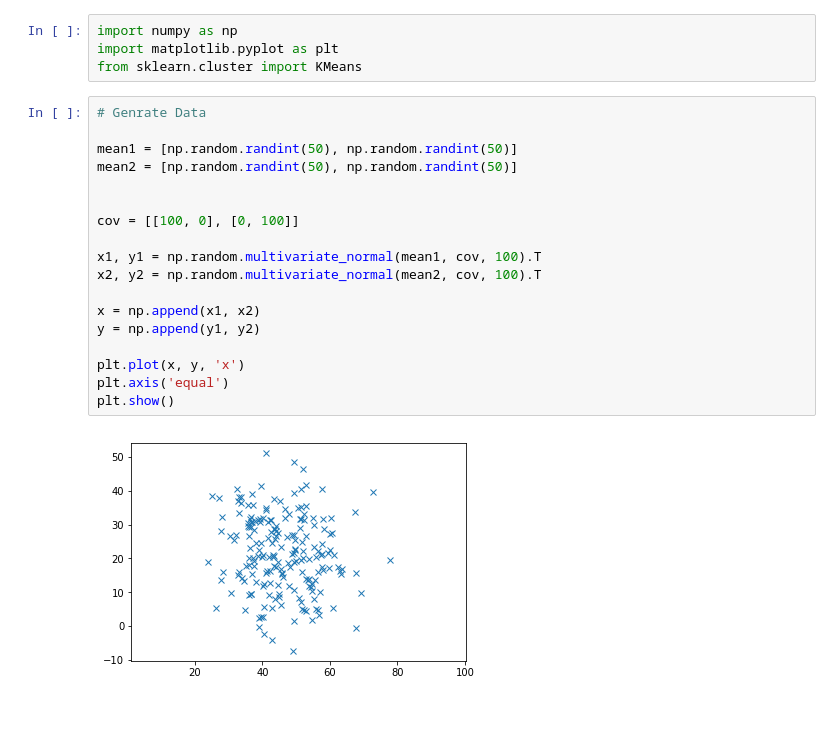
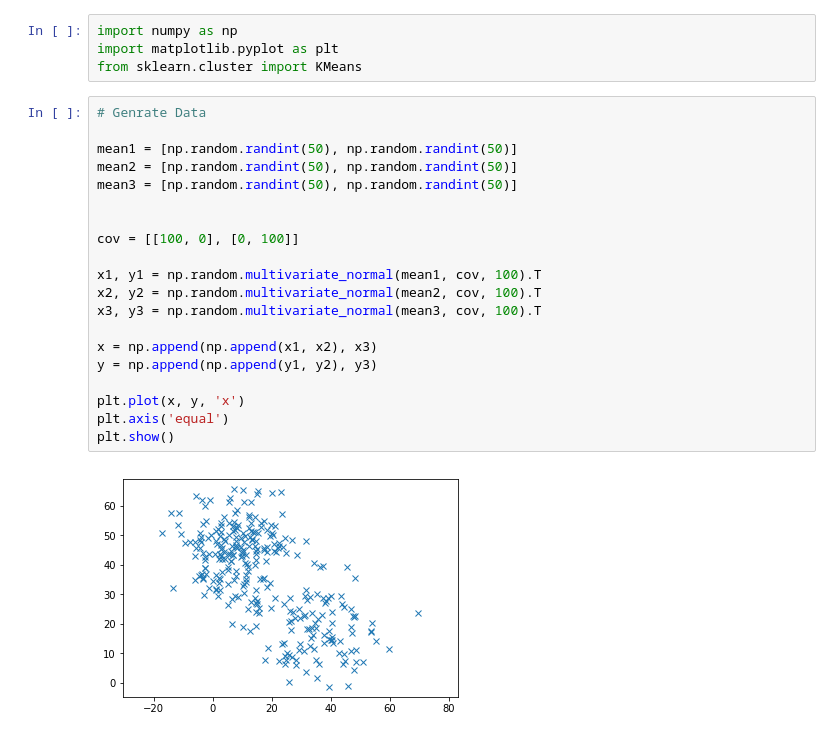
Before and after one commit to ayushnigamsworld/mlNotez, a Jupyter notebook: googleColabNotebooks/UnSupervised_Kmeans.ipynb, the cells around one changed output. Drawn from its saved outputs; the diff is of its cells as text.

```diff
--- a/googleColabNotebooks/UnSupervised_Kmeans.ipynb
+++ b/googleColabNotebooks/UnSupervised_Kmeans.ipynb
@@ -7,20 +7,22 @@ from sklearn.cluster import KMeans
 # %%
 # Genrate Data
 
 mean1 = [np.random.randint(50), np.random.randint(50)]
 mean2 = [np.random.randint(50), np.random.randint(50)]
+mean3 = [np.random.randint(50), np.random.randint(50)]
 
 
 cov = [[100, 0], [0, 100]]
 
 x1, y1 = np.random.multivariate_normal(mean1, cov, 100).T
 x2, y2 = np.random.multivariate_normal(mean2, cov, 100).T
+x3, y3 = np.random.multivariate_normal(mean3, cov, 100).T
 
-x = np.append(x1, x2)
-y = np.append(y1, y2)
+x = np.append(np.append(x1, x2), x3)
+y = np.append(np.append(y1, y2), y3)
 
 plt.plot(x, y, 'x')
 plt.axis('equal')
 plt.show()
 # %% [output]
-[figure, old version]
+[figure, new version]
```
Also changed, not shown: parts of 5 cells of this notebook.
